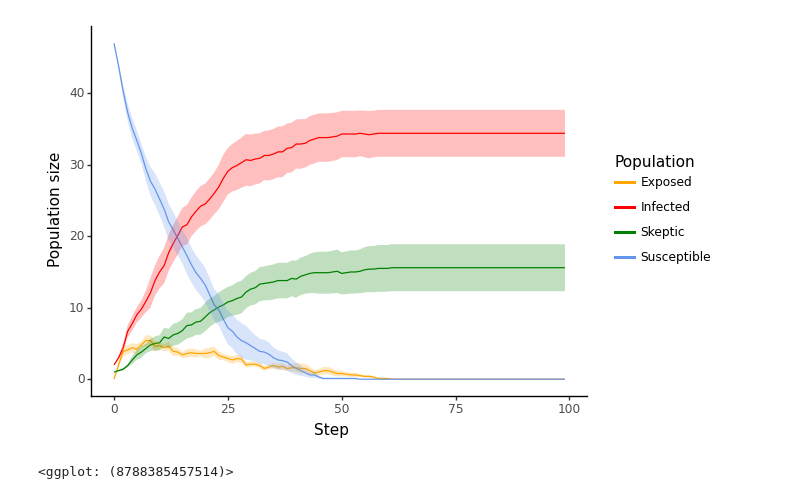
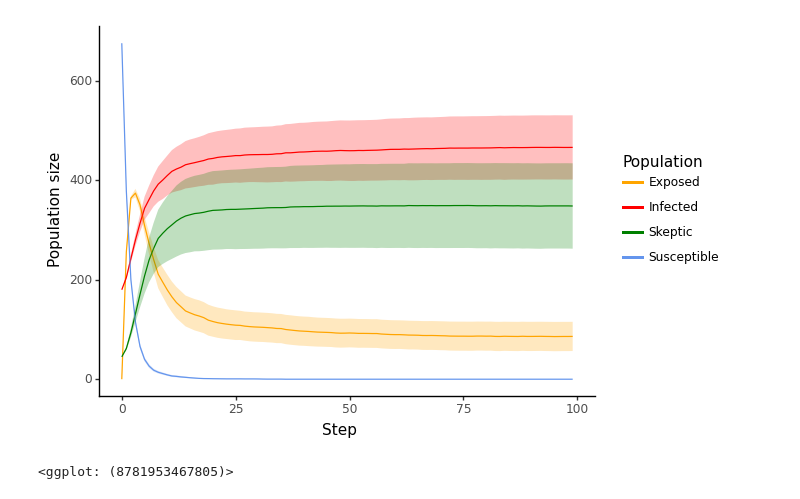
Before and after one commit to ChrisWitzany/opinion_network_model, a Jupyter notebook: main.ipynb, the cells around one changed output. Cells and saved outputs as stored; diff of their text form; code cells hidden in the pictures.

Commit message:
first plots with new model

```diff
--- a/main.ipynb
+++ b/main.ipynb
@@ -22,7 +22,8 @@ sys.path.insert(0, "./lib")
 
 from lib.networkgen import Network, NetworkType
 from lib.model import ModelWrapper
-from lib.modelgen import Model, ModelType, SEIZplusModel
+from lib.modelgen import Model, SEIZplusModel, SEIZMModel, MoneyAgent
+ModelType = Model.ModelType
 # %%
  # TODO: Simulation parameters
 
@@ -47,14 +48,31 @@ params = {
         'state_labels': [("Susceptible", 'cornflowerblue'), ("Exposed", "orange"), ("Skeptic","green"), ("Infected",'red')]
     },
     ModelType.SEIZM: { # TODO
-        'model': None,
-        'agent': None
+        'model': SEIZMModel.Params(
+            initial_infected = 0.2,
+            initial_skeptics = 0.05,
+            prob_S_with_I = 0.1,
+            prob_S_with_Z = 0.2,
+            certainty_threshold = 0.3,
+            influence_threshold = 0.3,
+            money_theshold = 0.3,
+            influence_increase = 0.1,
+            certainty_increase = 0.1,
+            neighbor_threshold = 0.8
+        ),
+        'agent': MoneyAgent.Params(
+            0.5,    # certainty
+            0.5,    # influence
+            0,      # money
+            0.5     # sentiment
+        ),
+        'state_labels': [("Susceptible", 'cornflowerblue'), ("Exposed", "orange"), ("Skeptic","green"), ("Infected",'red')]
     }
 }
 
 network_params = {
-    NetworkType.CAVEMAN: (10, 5),  # (l, k)
-    NetworkType.WINDMILL: None,
+    NetworkType.CAVEMAN: (15, 5),  # (l, k)
+    NetworkType.WINDMILL: (100, 10),  # (n, k)
     NetworkType.SMALLWORLD: None
 }
 # %%
@@ -137,15 +157,15 @@ def plot_trajectories(data, colors_ggplot):
 # %%
 # TODO:
 # %%
-dynamics, network = ModelType.SEIZplus, NetworkType.CAVEMAN
+dynamics, network = ModelType.SEIZM, NetworkType.WINDMILL
 
 df = run_replicates(
     lambda: create_model(dynamics, network),
     state_labels=params[dynamics]['state_labels'],
     n_replicates=10,
     n_steps=100)
 
 plot_trajectories(df, {label: color for label, color in params[dynamics]['state_labels']})
 # %% [output]
-[figure, old version]
+[figure, new version]
-<ggplot: (8788385457514)>
+<ggplot: (8781953467805)>
```
Also changed, not shown: parts of 1 cell of this notebook, 2 other files.
